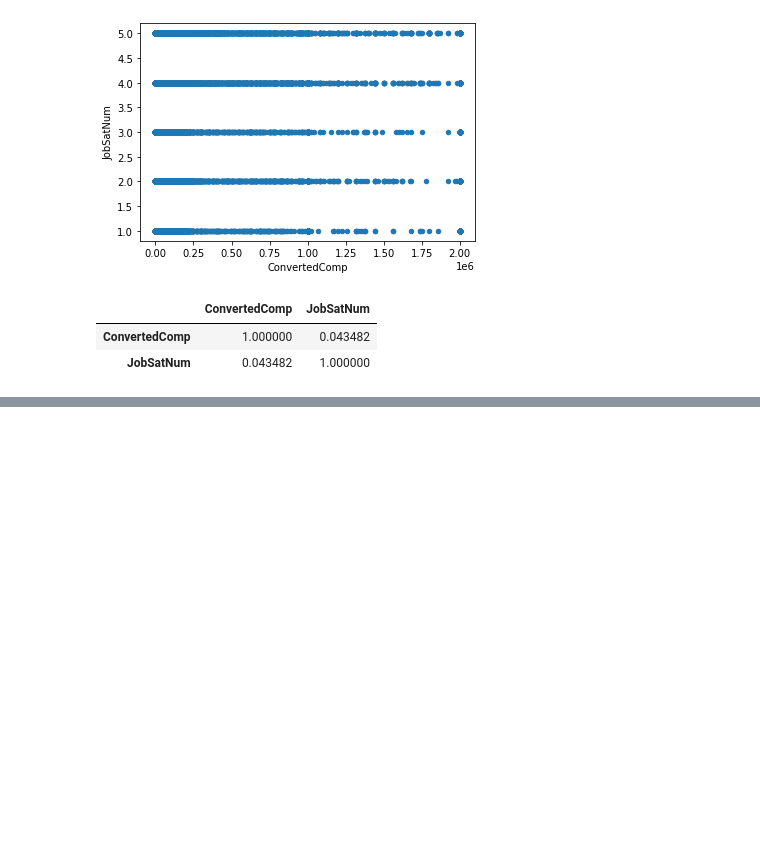
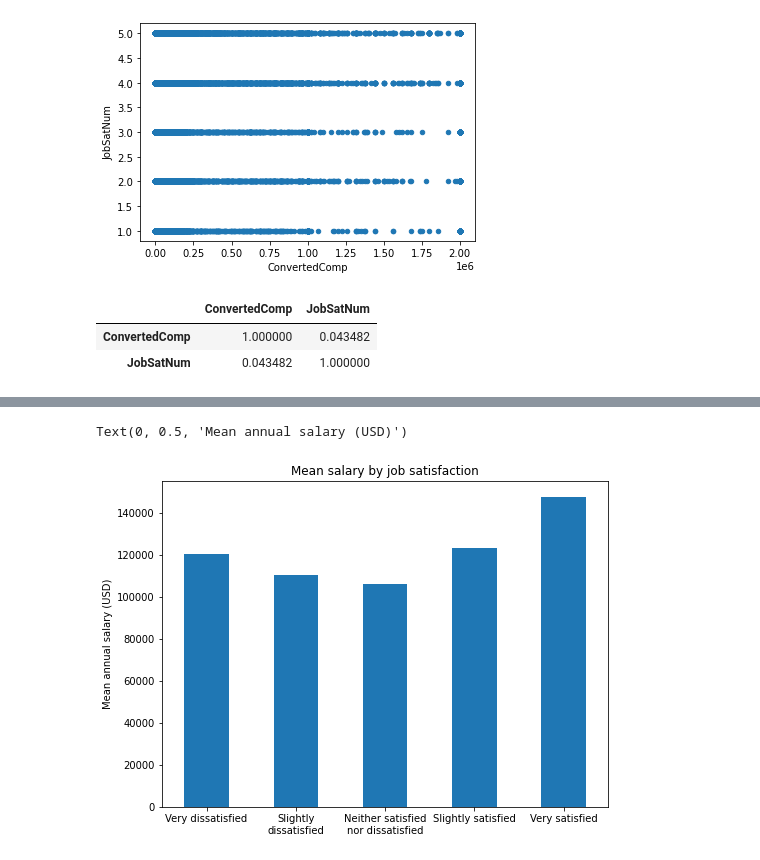
Before and after one commit to jamsidedown/data_science_blog_post_udacity, a Jupyter notebook: src/salary_job_satisfaction.ipynb, the cells around one changed output, grey strips where cells are left out. Cells and saved outputs as stored; diff of their text form; code cells hidden in the pictures; blank space fills up the shorter version.

```diff
--- a/src/salary_job_satisfaction.ipynb
+++ b/src/salary_job_satisfaction.ipynb
@@ -75,0 +120,7 @@ subset.corr()
+# %%
+ax = new_means.plot.bar(figsize=(8, 6), rot=0)
+ax.set_title('Mean salary by job satisfaction')
+ax.set_ylabel('Mean annual salary (USD)')
+# %% [output]
+Text(0, 0.5, 'Mean annual salary (USD)')
+[figure, added]
```
Also changed, not shown: parts of 4 cells of this notebook.
